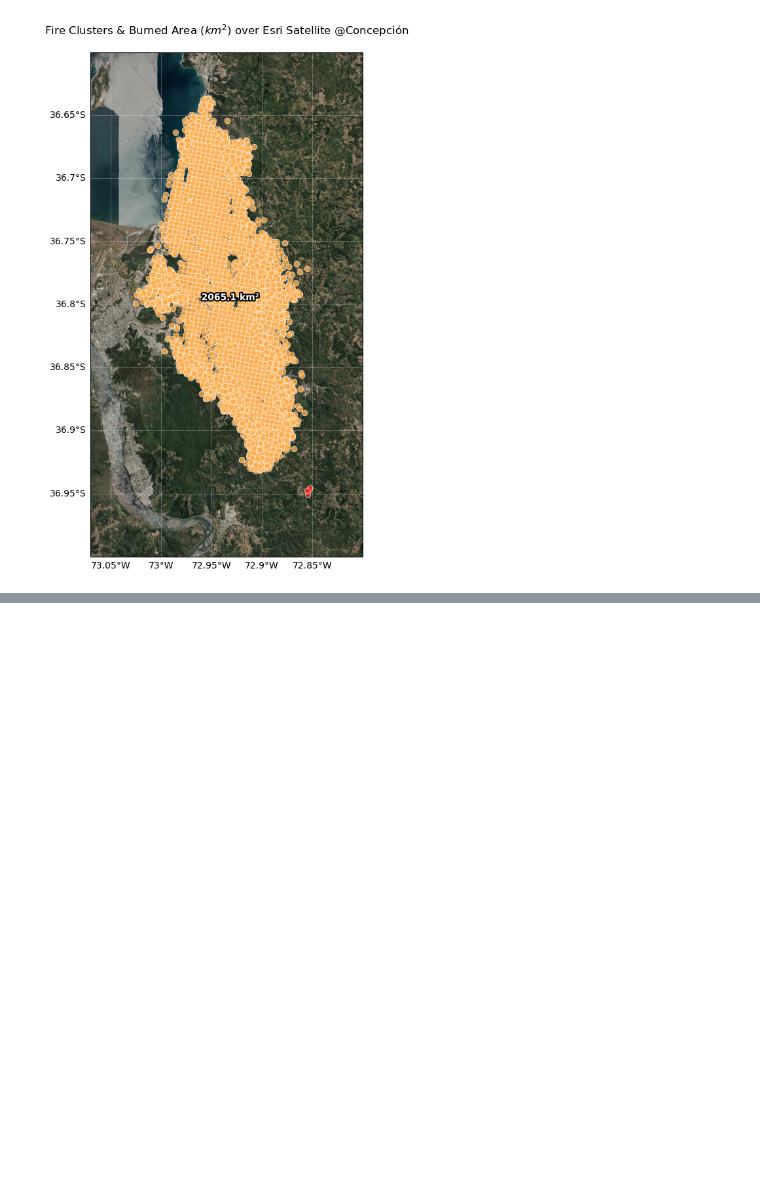
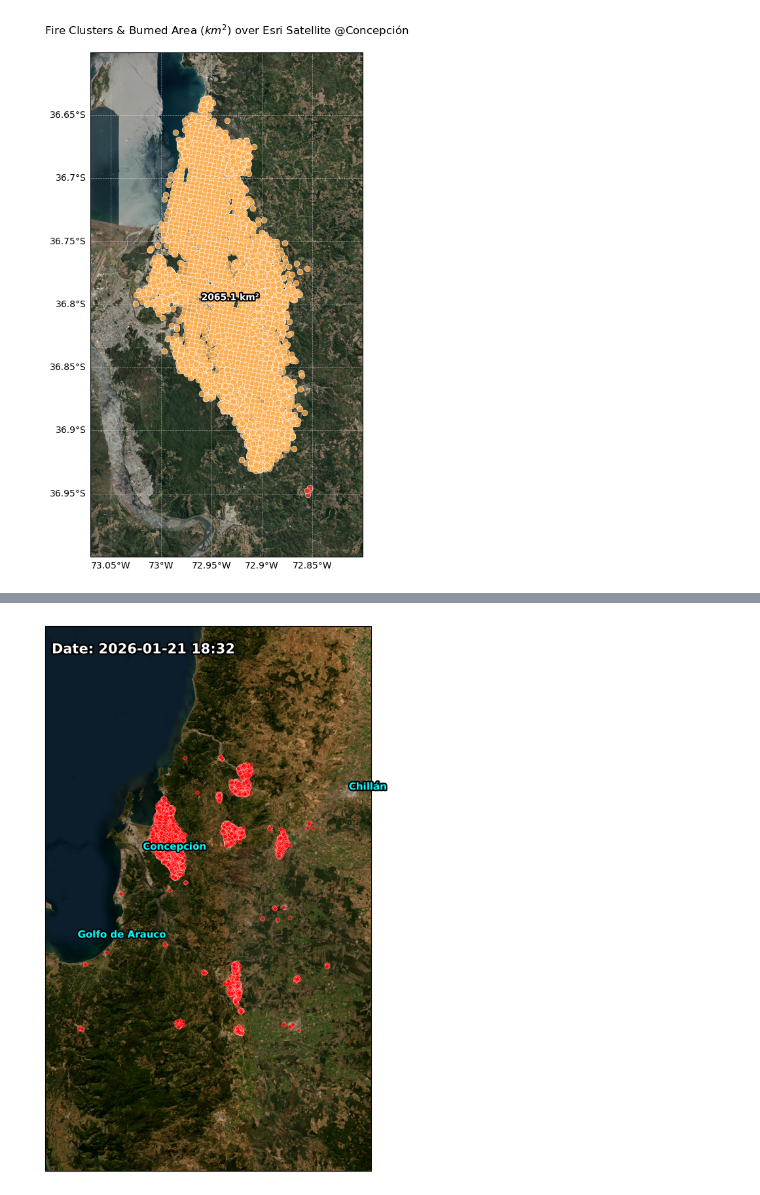
Before and after one commit to claudio-iturra/colab.research, a Jupyter notebook: fire-concepcion/@biobio-fire-20060122.ipynb, the cells around one changed output, grey strips where cells are left out. Cells and saved outputs as stored; diff of their text form; code cells hidden in the pictures; blank space fills up the shorter version.

```diff
--- a/fire-concepcion/@biobio-fire-20060122.ipynb
+++ b/fire-concepcion/@biobio-fire-20060122.ipynb
@@ -396,0 +473,90 @@ plt.show()
+# %%
+import pandas as pd
+import numpy as np
+import matplotlib.pyplot as plt
+import matplotlib.animation as animation
+import cartopy.crs as ccrs
+import cartopy.io.img_tiles as cimgt
+from matplotlib import patheffects
+
+# 1. Define Esri Satellite Tiles
+class EsriWorldImagery(cimgt.GoogleTiles):
+    def _image_url(self, tile):
+        x, y, z = tile
+        return (f"https://services.arcgisonline.com/ArcGIS/rest/services/"
+                f"World_Imagery/MapServer/tile/{z}/{y}/{x}")
+
+# 2. Load and Concatenate Data
+files = [
+    '/home/cl/Desktop/fire/DL_FIRE_J1V-C2_707678/fire_nrt_J1V-C2_707678.csv',
+    '/home/cl/Desktop/fire/DL_FIRE_J2V-C2_707679/fire_nrt_J2V-C2_707679.csv',
+    '/home/cl/Desktop/fire/DL_FIRE_M-C61_707676/fire_nrt_M-C61_707676.csv',
+    '/home/cl/Desktop/fire/DL_FIRE_SV-C2_707680/fire_nrt_SV-C2_707680.csv'
+]
+
+df = pd.concat([pd.read_csv(f) for f in files], ignore_index=True)
+
+# 3. Clean Datetime and Sort
+# Combine date and time (padding time to 4 digits for HHMM)
+df['datetime'] = pd.to_datetime(
+    df['acq_date'] + ' ' + df['acq_time'].astype(str).str.zfill(4),
+    format='%Y-%m-%d %H%M'
+)
+df = df.sort_values('datetime')
+unique_times = df['datetime'].unique()
+
+# 4. Setup Map and Figure
+tiler = EsriWorldImagery()
+fig = plt.figure(figsize=(12, 10))
+ax = plt.axes(projection=tiler.crs)
+
+# Zoom into the study area (Concepción/Biobío)
+extent = [-73.5, -72.0, -38.0, -36.0]
+ax.set_extent(extent, crs=ccrs.PlateCarree())
+
+# Add the satellite background once (Level 11 is a good balance of detail/speed)
+ax.add_image(tiler, 11)
+
+# Initialize the fire points (empty) and time label
+scat = ax.scatter([], [], color='red', s=15, edgecolors='white',
+                  linewidth=0.2, alpha=0.8, transform=ccrs.PlateCarree())
+
+# Text effects for readability
+effects = [patheffects.withStroke(linewidth=3, foreground='black')]
+time_text = ax.text(0.02, 0.95, '', transform=ax.transAxes, color='white',
+                    fontsize=14, weight='bold', path_effects=effects)
+
+# 5. Add Static Geographic Labels
+locations = [
+    {"name": "Concepción", "lat": -36.827, "lon": -73.050},
+    {"name": "Chillán", "lat": -36.606, "lon": -72.103},
+    {"name": "Golfo de Arauco", "lat": -37.15, "lon": -73.35}
+]
+for loc in locations:
+    ax.text(loc['lon'], loc['lat'], loc['name'], transform=ccrs.PlateCarree(),
+            color='cyan', fontsize=10, weight='bold', path_effects=effects)
+
+# 6. Animation Function
+def update(frame):
+    current_time = unique_times[frame]
+    # Filter data up to the current timestamp
+    data_so_far = df[df['datetime'] <= current_time]
+
+    # Update points on map
+    scat.set_offsets(data_so_far[['longitude', 'latitude']])
+
+    # Update clock label
+    time_text.set_text(f"Date: {current_time.strftime('%Y-%m-%d %H:%M')}")
+    return scat, time_text
+
+# 7. Create and Save the Animation
+print("Creating animation...")
+ani = animation.FuncAnimation(fig, update, frames=len(unique_times),
+                              interval=100, blit=True)
+
+# Save as GIF
+ani.save('fire_progression_cartopy.gif', writer='pillow')
+
+plt.show()
+print("Process Complete. File saved as fire_progression_cartopy.gif")
+# %% [output]
@@ -396,0 +564 @@ plt.show()
+[figure, added]
```
Also changed, not shown: parts of 3 cells of this notebook.
